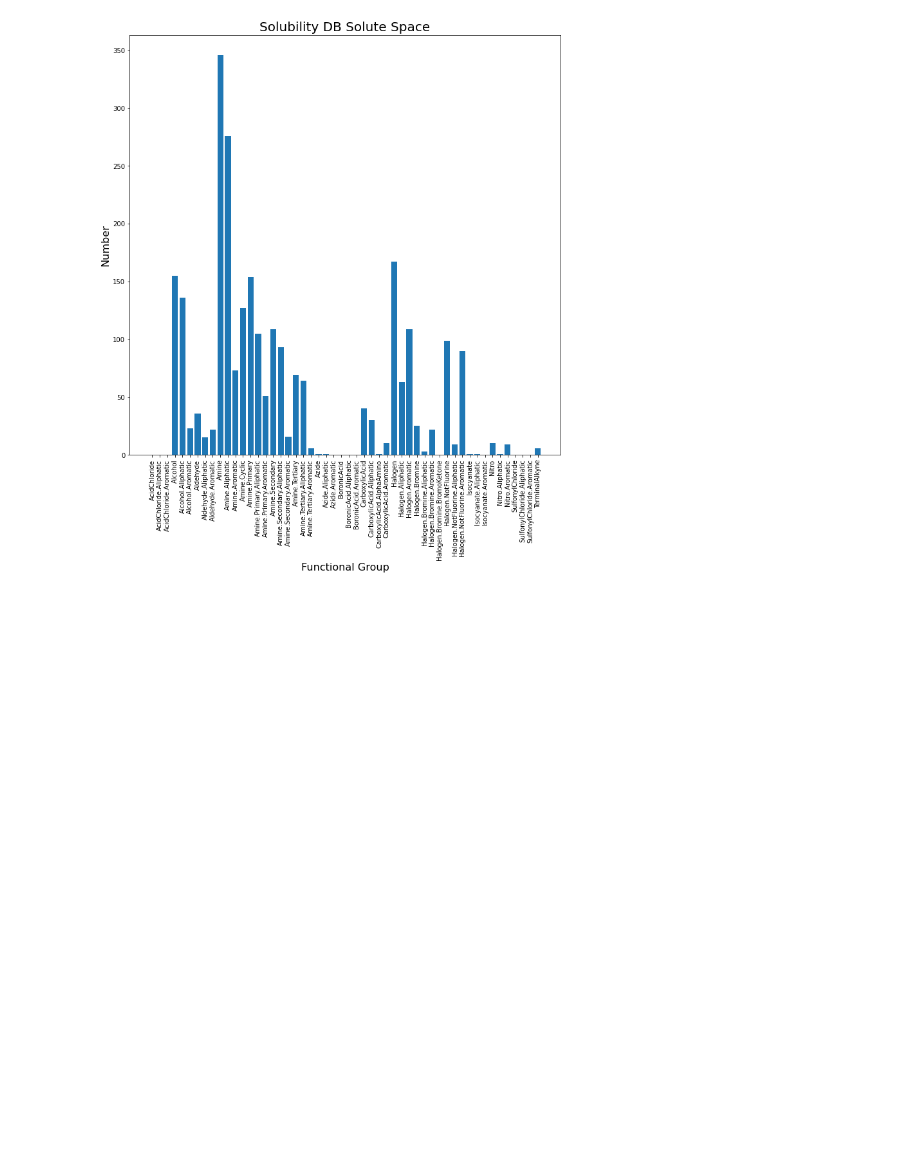
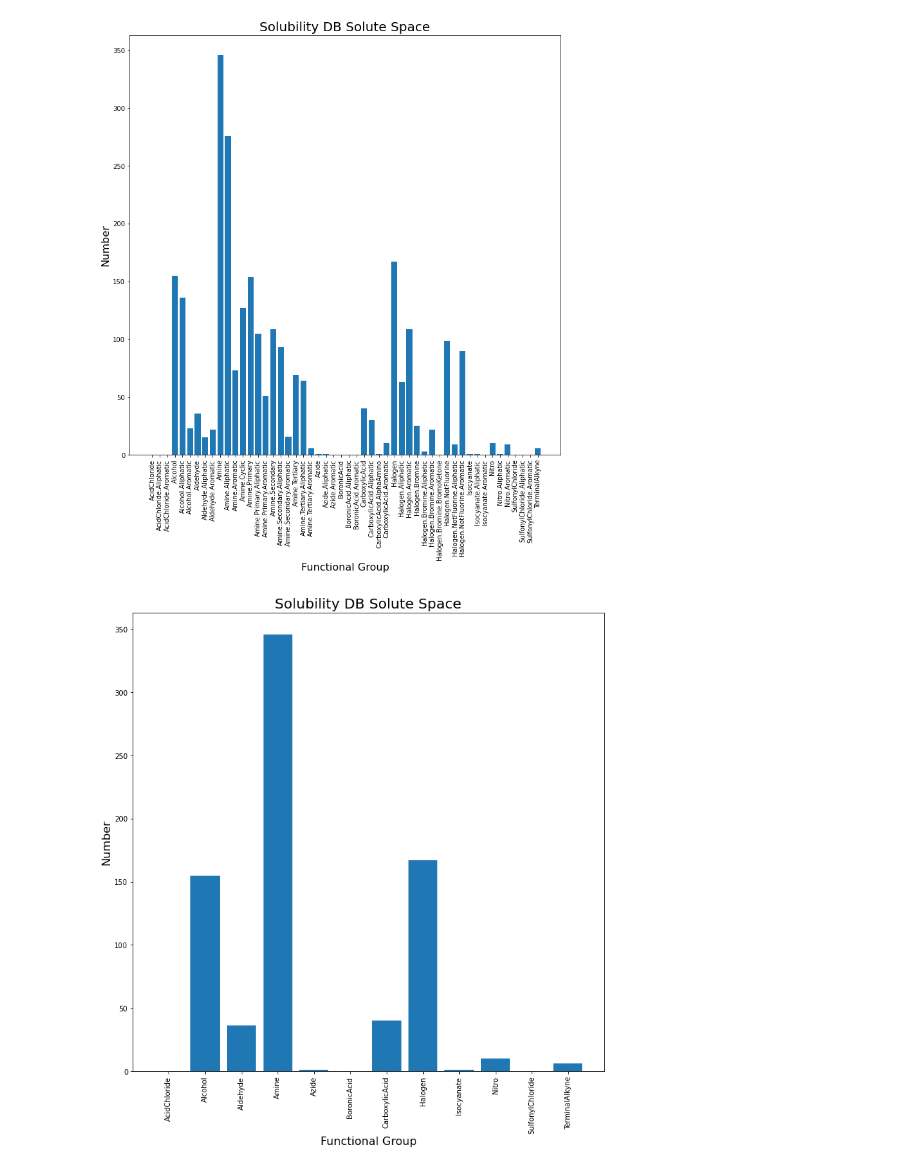
Before and after one commit to oliviaharman/PythonPractice, a Jupyter notebook: Tanimoto Similarity Test.ipynb, the cells around one changed output. Cells and saved outputs as stored; diff of their text form; code cells hidden in the pictures; blank space fills up the shorter version.

Commit message:
Binned FG

```diff
--- a/Tanimoto Similarity Test.ipynb
+++ b/Tanimoto Similarity Test.ipynb
@@ -346,3 +346,10 @@ fg_hist
  'SulfonylChloride.Aliphatic': 0,
  'SulfonylChloride.Aromatic': 0,
  'TerminalAlkyne': 6}
+# %%
+fg_binned = {}
+for key, val in fg_hist.items():
+    if (len(key.split('.')) < 2):
+        fg_binned[key] = val
+
+fg_binned
@@ -358,3 +378,15 @@ plt.savefig('./SmileFuncGrps.png', bbox_inches='tight')
 plt.savefig('./SmileFuncGrps.pdf', bbox_inches='tight')
 # %% [output]
 [figure]
+# %%
+fig=plt.figure(figsize = (12, 12))
+ax = fig.add_subplot()
+ax.set_title('Solubility DB Solute Space', fontsize=20)
+ax.set_xlabel('Functional Group', fontsize=16)
+ax.set_ylabel('Number', fontsize=16)
+ax = plt.bar(fg_binned.keys(), fg_binned.values())
+plt.xticks(rotation=90)
+plt.savefig('./SmileFuncGrpsBin.png', bbox_inches='tight')
+plt.savefig('./SmileFuncGrpsBin.pdf', bbox_inches='tight')
+# %% [output]
+[figure, added]
```
Also changed, not shown: parts of 8 cells of this notebook.
